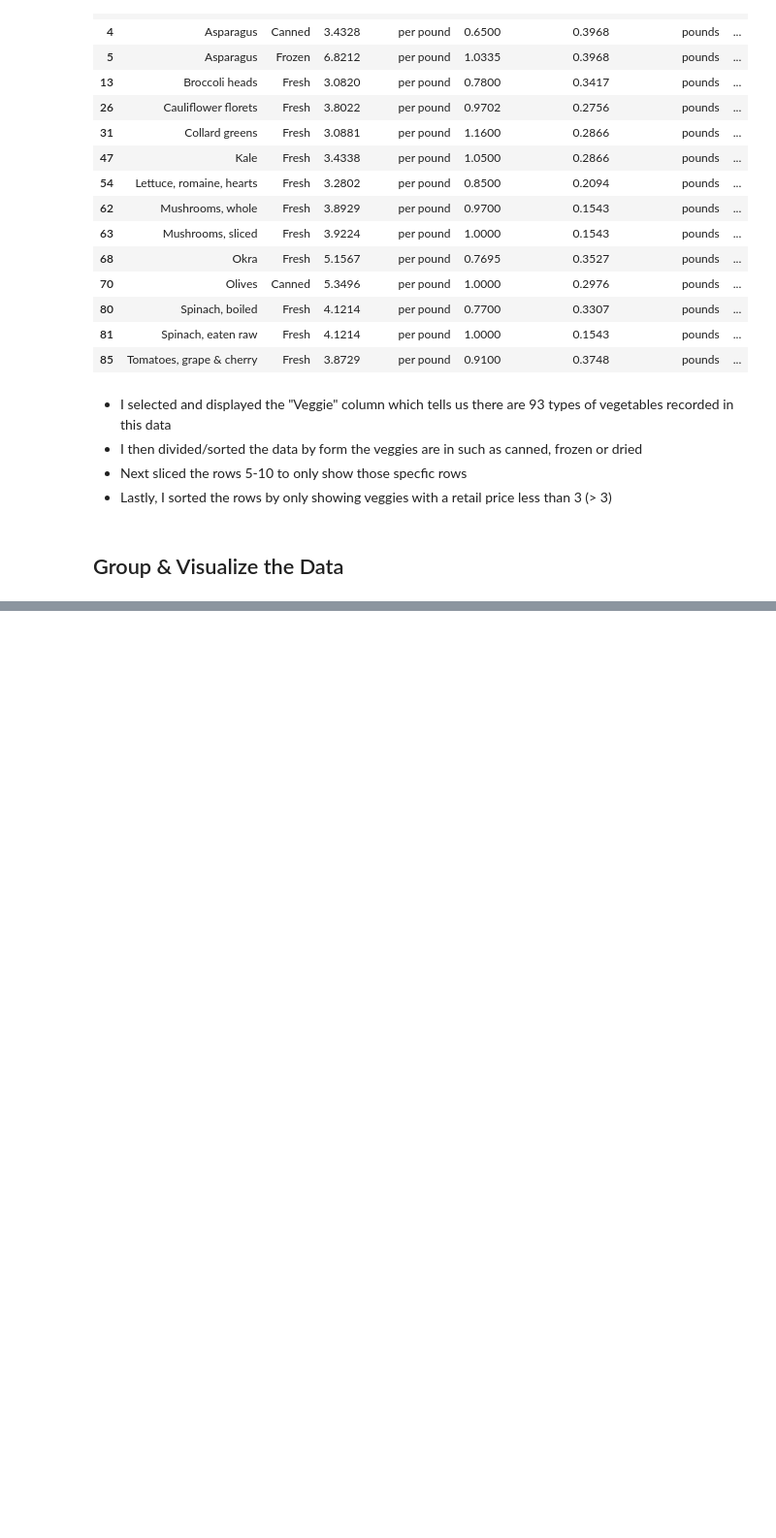
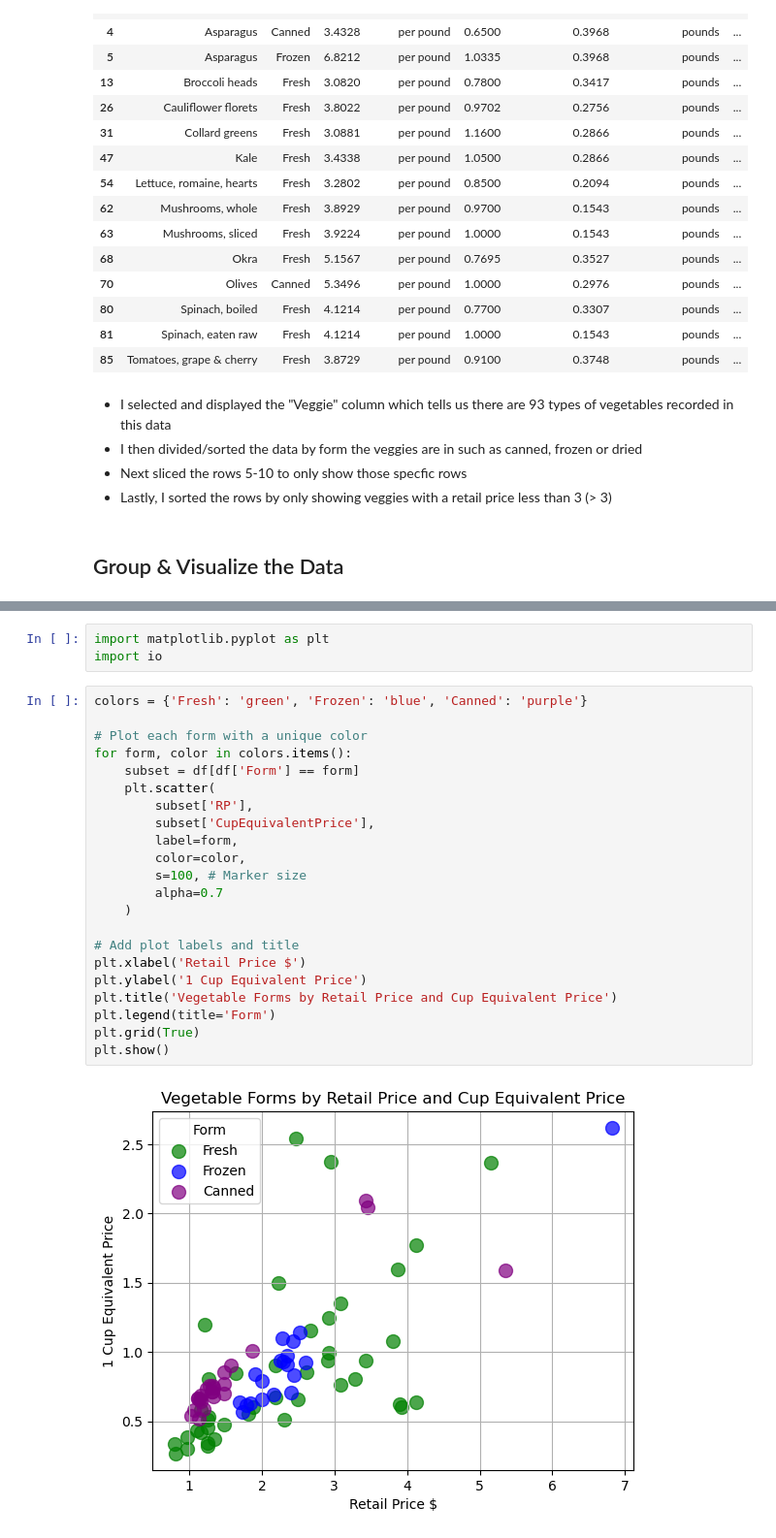
Before and after one commit to KylieSteinfadt/IA-340-Repository, a Jupyter notebook: lab2.ipynb, the cells around one changed output, grey strips where cells are left out. Shown at 97% size. Saved outputs shown, nothing was run; the diff lists cells and outputs as text; blank space fills up the shorter version.

```diff
--- a/lab2.ipynb
+++ b/lab2.ipynb
@@ -184,0 +219,27 @@ df[df['RP'] > 3] # select rows by values
+# %%
+import matplotlib.pyplot as plt
+import io
+# %%
+colors = {'Fresh': 'green', 'Frozen': 'blue', 'Canned': 'purple'}
+
+# Plot each form with a unique color
+for form, color in colors.items():
+    subset = df[df['Form'] == form]
+    plt.scatter(
+        subset['RP'],
+        subset['CupEquivalentPrice'],
+        label=form,
+        color=color,
+        s=100, # Marker size
+        alpha=0.7
+    )
+
+# Add plot labels and title
+plt.xlabel('Retail Price $')
+plt.ylabel('1 Cup Equivalent Price')
+plt.title('Vegetable Forms by Retail Price and Cup Equivalent Price')
+plt.legend(title='Form')
+plt.grid(True)
+plt.show()
+# %% [output]
+[figure, added]
```
Also changed, not shown: parts of 6 cells of this notebook.
